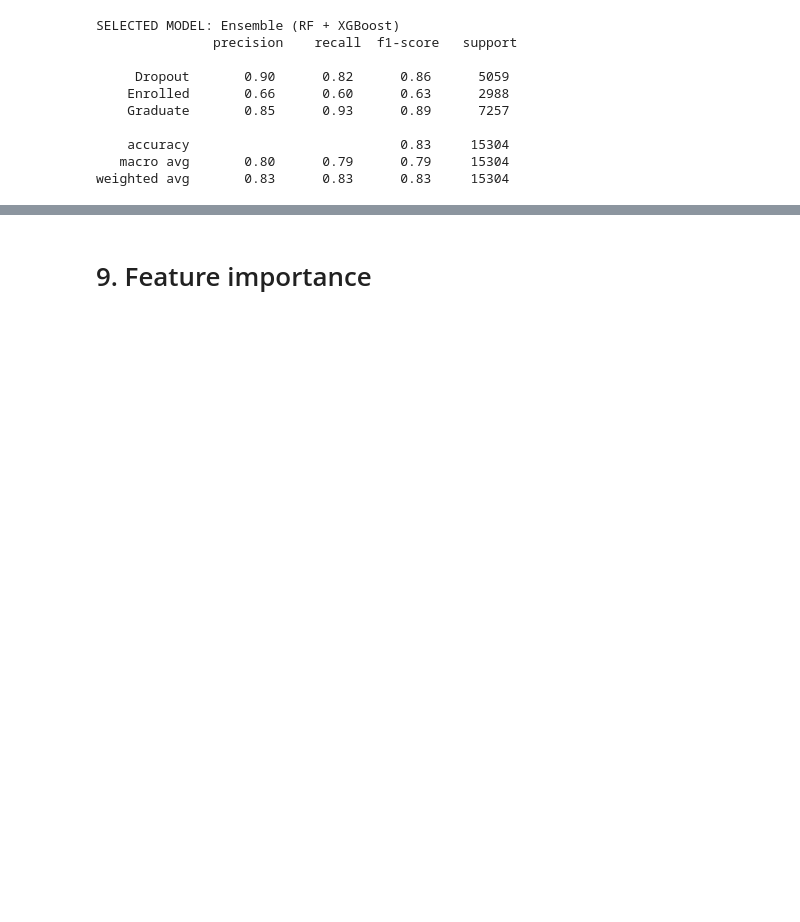
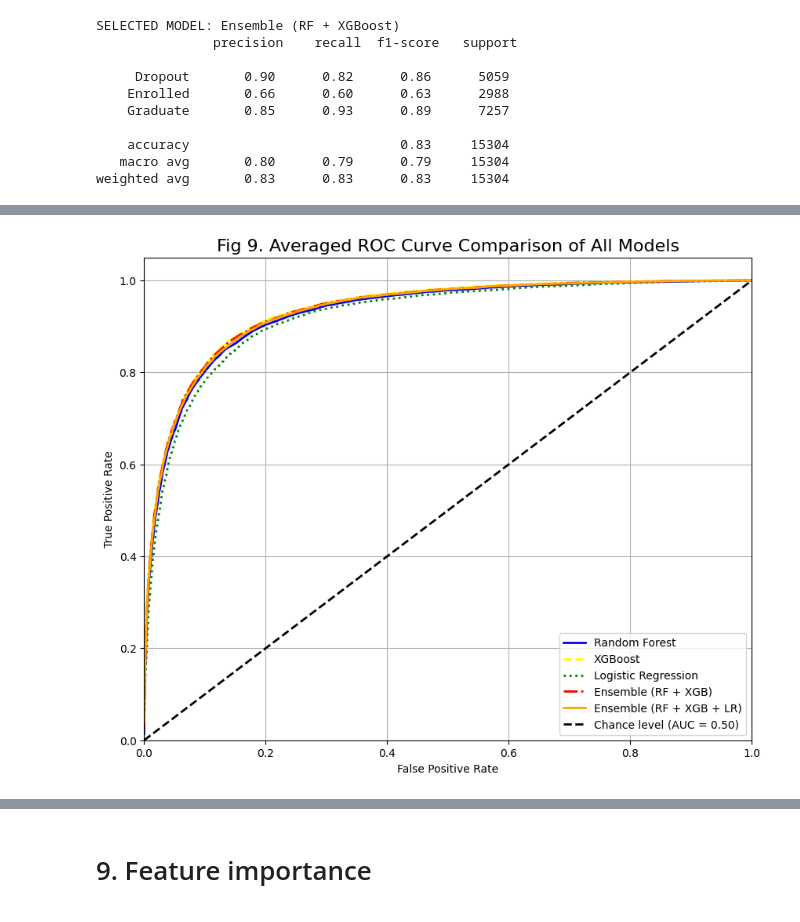
Before and after one commit to Milanomac/Classification-with-an-Academic-Success-Dataset, a Jupyter notebook: notebook_final.ipynb, the cells around one changed output, grey strips where cells are left out. Cells and saved outputs as stored; diff of their text form; code cells hidden in the pictures; blank space fills up the shorter version.

```diff
--- a/notebook.ipynb
+++ b/notebook_final.ipynb
@@ -821,0 +783,81 @@ weighted avg       0.83      0.83      0.83     15304
+# %%
+# Get the number of classes for binarization
+n_classes = len(encoder.classes_)
+
+# Binarize the true labels once for all calculations
+y_test_binarized = label_binarize(y_test, classes=np.arange(n_classes))
+
+# Dictionary to store ROC data for each model
+model_roc_data = {}
+
+# List of models to plot
+models_to_plot = {
+    'Random Forest': best_rf_model,
+    'XGBoost': best_xgb_model,
+    'Logistic Regression': best_lr_model,
+    'Ensemble (RF + XGB)': ensemble_rf_xgb,
+    'Ensemble (RF + XGB + LR)': ensemble_all
+}
+
+# Loop through each model to calculate its macro-averaged ROC curve
+for name, model in models_to_plot.items():
+    # Get predicted probabilities
+    y_prob = model.predict_proba(X_test_scaled)
+
+    # Calculate FPR and TPR for each class
+    fpr_per_class = dict()
+    tpr_per_class = dict()
+
+    for i in range(n_classes):
+        fpr_per_class[i], tpr_per_class[i], _ = roc_curve(y_test_binarized[:, i], y_prob[:, i])
+
+    # Aggregate all false positive rates
+    all_fpr = np.unique(np.concatenate([fpr_per_class[i] for i in range(n_classes)]))
+
+    # Then interpolate all ROC curves at this points
+    mean_tpr = np.zeros_like(all_fpr)
+    for i in range(n_classes):
+        mean_tpr += np.interp(all_fpr, fpr_per_class[i], tpr_per_class[i])
+
+    # Average it and compute AUC
+    mean_tpr /= n_classes
+
+    fpr_macro = all_fpr
+    tpr_macro = mean_tpr
+    roc_auc_macro = auc(fpr_macro, tpr_macro)
+
+    model_roc_data[name] = {
+        'fpr': fpr_macro,
+        'tpr': tpr_macro,
+        'auc': roc_auc_macro
+    }
+
+# Plotting
+plt.figure(figsize=(10, 8))
+
+colors = ['blue', 'yellow', 'green', 'red', 'orange']
+linestyles = ['-', '--', ':', '-.', '-']
+
+for i, (name, data) in enumerate(model_roc_data.items()):
+    plt.plot(data['fpr'], data['tpr'],
+             color=colors[i], linestyle=linestyles[i], linewidth=2,
+             label=f'{name}')
+
+# Plot the chance level (random classifier)
+plt.plot([0, 1], [0, 1], 'k--', lw=2, label='Chance level (AUC = 0.50)')
+
+# Add plot labels and title
+plt.xlim([0.0, 1.0])
+plt.ylim([0.0, 1.05])
+plt.xlabel('False Positive Rate')
+plt.ylabel('True Positive Rate')
+plt.title('Fig 9. Averaged ROC Curve Comparison of All Models', fontsize=16)
+plt.legend(loc="lower right", fontsize=10)
+plt.grid(True)
+plt.show()
+
+print("\n--- Macro-averaged AUC Scores Comparison ---")
+for name, data in model_roc_data.items():
+    print(f"{name}: {data['auc']:.4f}")
+# %% [output]
+[figure, added]
```
Also changed, not shown: parts of 28 cells of this notebook, 2 other files.
